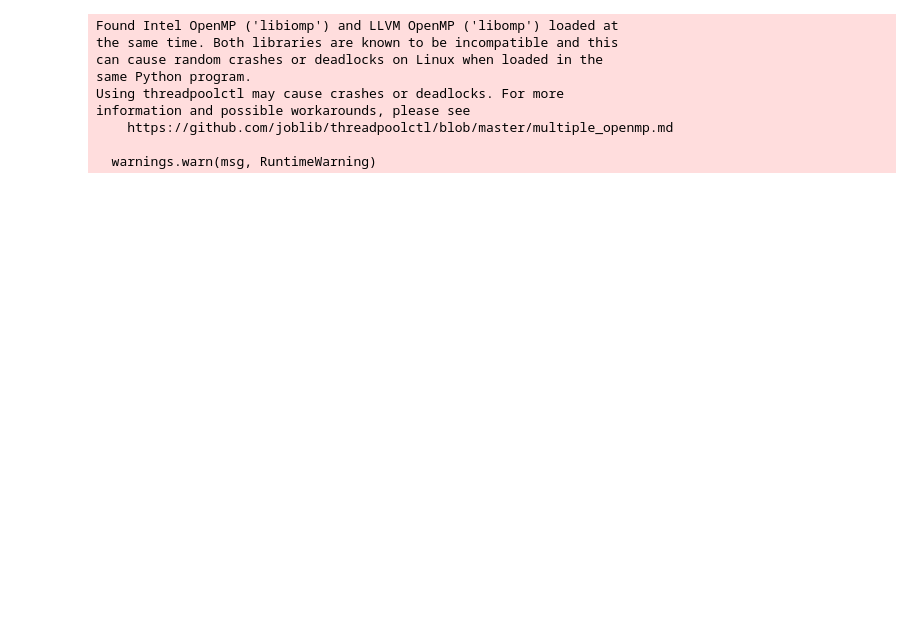
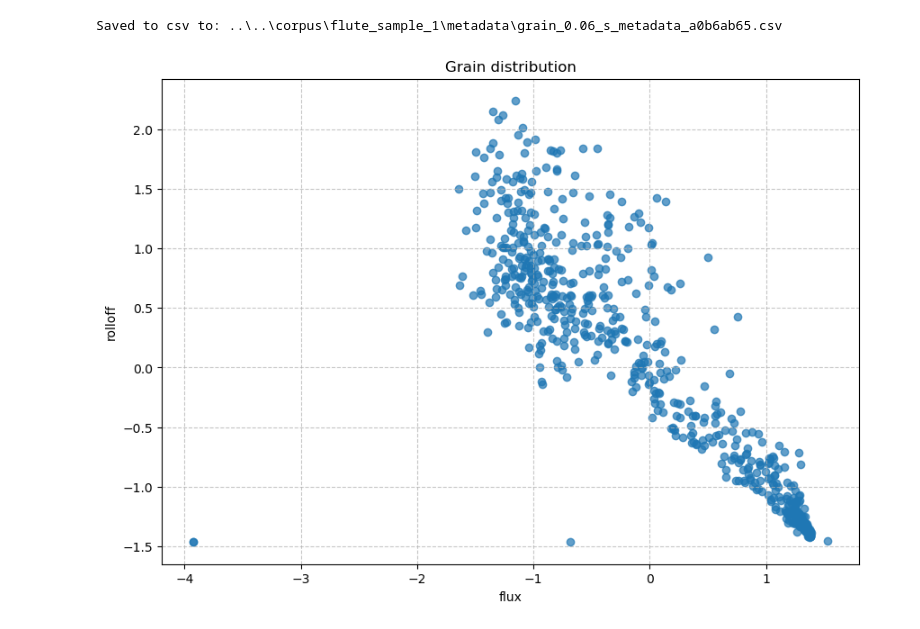
Before and after one commit to HippolyteLC/Foundmusic, a Jupyter notebook: src/grains/8_comparative_study.ipynb, the cells around one changed output. Cells and saved outputs as stored; diff of their text form; code cells hidden in the pictures; blank space fills up the shorter version.

```diff
--- a/src/grains/8_comparative_study.ipynb
+++ b/src/grains/8_comparative_study.ipynb
@@ -18,13 +46,0 @@ metadata_path = "..\..\corpus\\metro_sample_1\metadata\grain_metadata_56d3b567.c
-# %%
-n_clusters=3
-dict_cluster, kmeans = analyzer.get_cluster_dict(metadata_path, n_clusters, features=["flatness", "rolloff"])
-# %% [output]
-Found Intel OpenMP ('libiomp') and LLVM OpenMP ('libomp') loaded at
-the same time. Both libraries are known to be incompatible and this
-can cause random crashes or deadlocks on Linux when loaded in the
-same Python program.
-Using threadpoolctl may cause crashes or deadlocks. For more
-information and possible workarounds, please see
-    https://github.com/joblib/threadpoolctl/blob/master/multiple_openmp.md
-
-  warnings.warn(msg, RuntimeWarning)
@@ -54,0 +47,15 @@ writing.save_output_data(output_data=output_buffer.T, sr=analyzer.sr, parametre_
+# %%
+analyzer.save_metadata(df, grain_duration=grain_duration)
+# %% [output]
+Saved to csv to: ..\..\corpus\flute_sample_1\metadata\grain_0.06_s_metadata_a0b6ab65.csv
+# %%
+metadata_path = "..\..\corpus\\flute_sample_1\metadata\grain_0.06_s_metadata_a0b6ab65.csv"
+df = analyzer.load_metadata(metadata_path)
+_, df_scaled = analyzer.scale_metadata(df, scaler=2)
+x = "rolloff"
+y = "flux"
+features = [x,y]
+analysis.show_scatter_plt(df_scaled[x], df_scaled[y], x, y, "Grain distribution")
+# df
+# %% [output]
+[figure, added]
```
Also changed, not shown: parts of 23 cells of this notebook, 22 other files.
